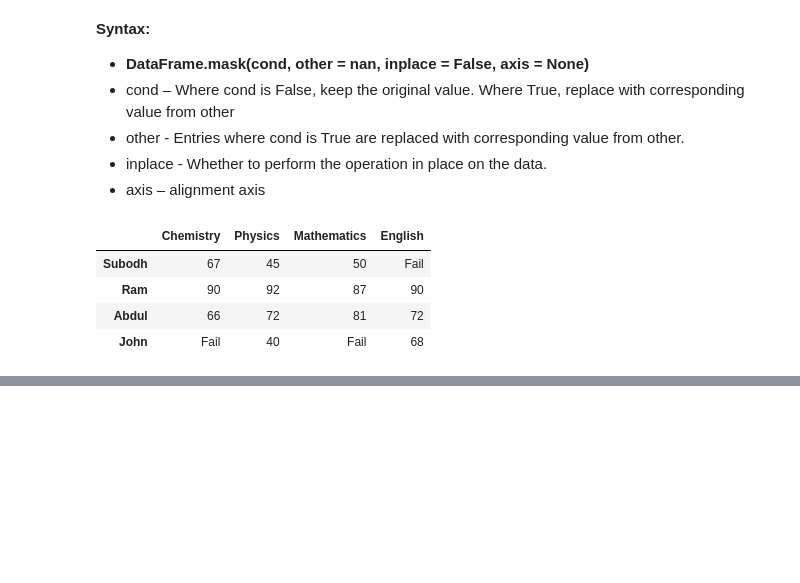
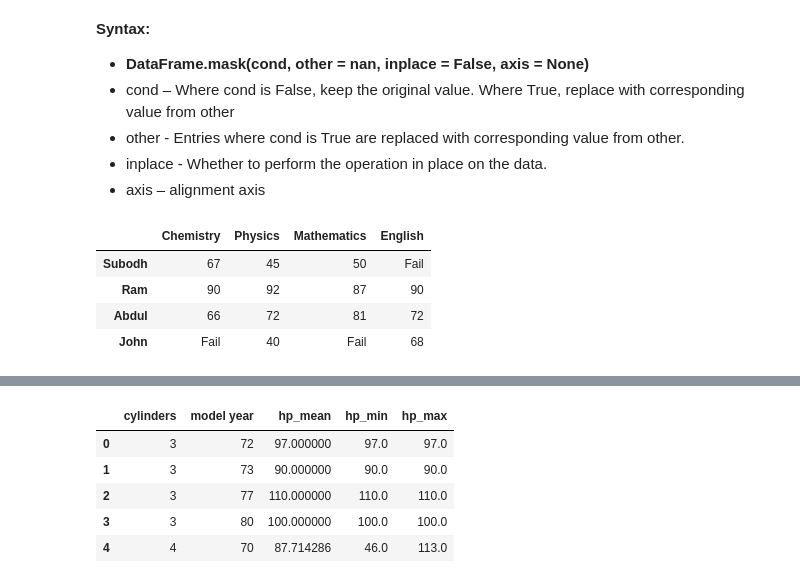
Before and after one commit to SHIVAM-MARS/Python, a Jupyter notebook: 4. Python Pandas/Infosys.ipynb, the cells around one changed output, grey strips where cells are left out. Cells and saved outputs as stored; diff of their text form; code cells hidden in the pictures; blank space fills up the shorter version.

```diff
--- a/4. Python Pandas/Infosys.ipynb
+++ b/4. Python Pandas/Infosys.ipynb
@@ -1153,0 +1566,16 @@ marks_df.mask(f, 'Fail')
+# %%
+#Creating a DataFrame grouped on cylinders and model_year and finding mean, min and max of horsepower
+grouped_multiple = df.groupby(['cylinders', 'model year']).agg({'horsepower': ['mean', 'min', 'max']})
+#Naming columns in grouped DataFrame
+grouped_multiple.columns = ['hp_mean', 'hp_min', 'hp_max']
+#Resetting index
+grouped_multiple = grouped_multiple.reset_index()
+#Viewing head of resulting DataFrame
+grouped_multiple.head()
+# %% [output]
+|  | cylinders | model year | hp_mean | hp_min | hp_max |
+| 0 | 3 | 72 | 97.000000 | 97.0 | 97.0 |
+| 1 | 3 | 73 | 90.000000 | 90.0 | 90.0 |
+| 2 | 3 | 77 | 110.000000 | 110.0 | 110.0 |
+| 3 | 3 | 80 | 100.000000 | 100.0 | 100.0 |
+| 4 | 4 | 70 | 87.714286 | 46.0 | 113.0 |
```
Also changed, not shown: parts of 32 cells of this notebook.
